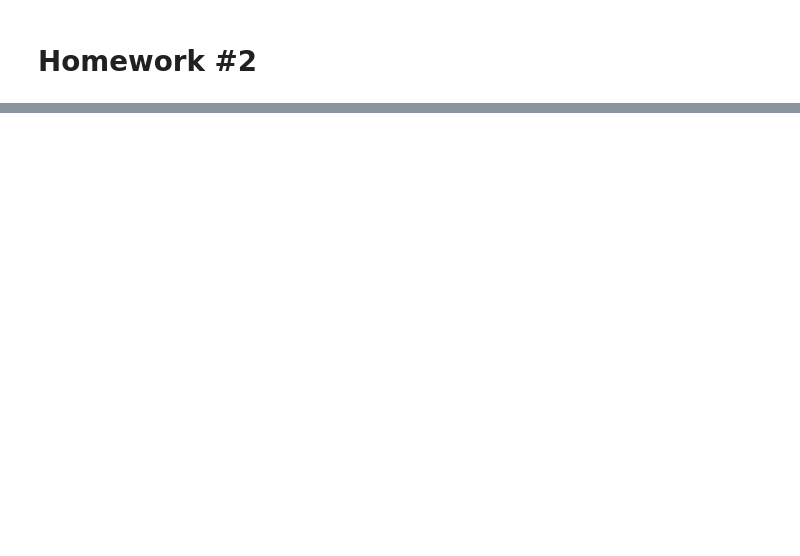
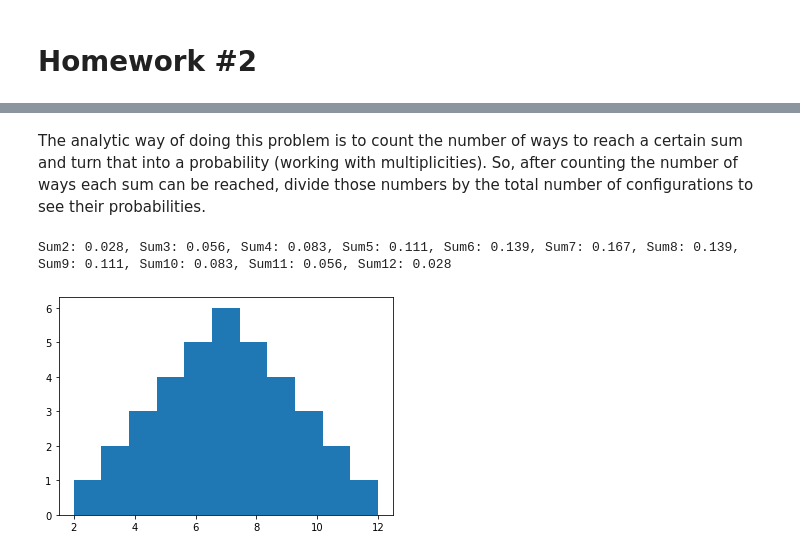
Before and after one commit to maverickmillican/Phys_434_Millican, a Jupyter notebook: HW_2.ipynb, the cells around one changed output, grey strips where cells are left out. Cells and saved outputs as stored; diff of their text form; code cells hidden in the pictures; blank space fills up the shorter version.

```diff
--- a/HW_2.ipynb
+++ b/HW_2.ipynb
@@ -26,0 +24,21 @@ Rolling ten 100-sided dice, probability of rolling a 56.
+# %% [markdown]
+The analytic way of doing this problem is to count the number of ways to reach a certain sum and turn that into a probability (working with multiplicities). So, after counting the number of ways each sum can be reached, divide those numbers by the total number of configurations to see their probabilities.
+# %%
+array = [2,3,3,4,4,4,5,5,5,5,6,6,6,6,6,7,7,7,7,7,7,8,8,8,8,8,9,9,9,9,10,10,10,11,11,12]
+p_sum2 = 1
+p_sum3 = 2
+p_sum4 = 3
+p_sum5 = 4
+p_sum6 = 5
+p_sum7 = 6
+p_sum8 = 5
+p_sum9 = 4
+p_sum10 = 3
+p_sum11 = 2
+p_sum12 = 1
+total = 36
+plt.hist(array, bins = 11)
+print(f'Sum2: {p_sum2/total:.3f}, Sum3: {p_sum3/total:.3f}, Sum4: {p_sum4/total:.3f}, Sum5: {p_sum5/total:.3f}, Sum6: {p_sum6/total:.3f}, Sum7: {p_sum7/total:.3f}, Sum8: {p_sum8/total:.3f}, Sum9: {p_sum9/total:.3f}, Sum10: {p_sum10/total:.3f}, Sum11: {p_sum11/total:.3f}, Sum12: {p_sum12/total:.3f}')
+# %% [output]
+Sum2: 0.028, Sum3: 0.056, Sum4: 0.083, Sum5: 0.111, Sum6: 0.139, Sum7: 0.167, Sum8: 0.139, Sum9: 0.111, Sum10: 0.083, Sum11: 0.056, Sum12: 0.028
+[figure, added]
```
Also changed, not shown: parts of 27 cells of this notebook.
